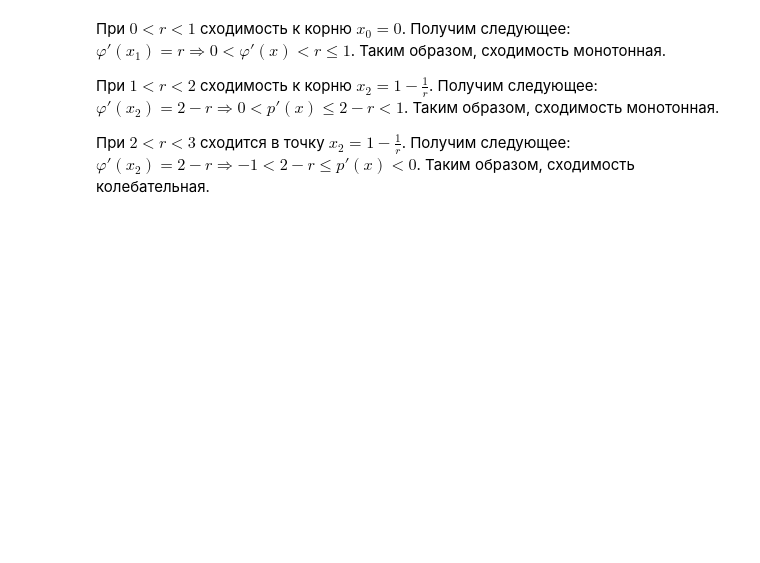
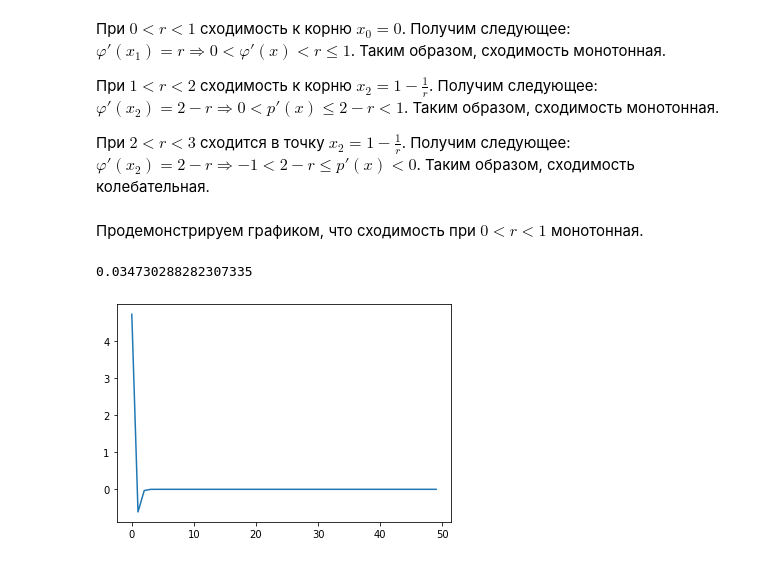
Before and after one commit to pavponn/computational-methods, a Jupyter notebook: homework-1/task2.ipynb, the cells around one changed output. Drawn from its saved outputs; the diff is of its cells as text; code cells hidden in the pictures; blank space fills up the shorter version.

Commit message:
Add some graphs of functions

```diff
--- a/homework-1/task2.ipynb
+++ b/homework-1/task2.ipynb
@@ -148,3 +150,29 @@ $\varphi'(x_2) = 2 - r \Rightarrow 0 < p'(x) \leq 2 - r < 1$. Таким обр
 
 При $2 < r < 3$ сходится в точку $x_2 = 1 - \frac{1}{r}$. Получим следующее:
 $\varphi'(x_2) = 2 - r \Rightarrow -1 < 2 - r \leq p'(x) < 0$. Таким образом, сходимость колебательная.
+# %%
+def show_graph_for_r_in_range(left_r, right_r):
+    r = random.uniform(left_r + eps_r, right_r - eps_r)
+    print(r)
+    i_coords = []
+    x_coords = []
+
+    x_cur = first_x(r)
+
+    x_coords.append(x_cur)
+    i_coords.append(0)
+
+    for i in range(1,50):
+        x_cur = logistic_map(x_cur, r)
+        i_coords.append(i)
+        x_coords.append(x_cur)
+
+    plt.plot(i_coords, x_coords)
+    plt.show()
+# %% [markdown]
+Продемонстрируем графиком, что сходимость при $0 < r < 1$ монотонная.
+# %%
+show_graph_for_r_in_range(0, 1)
+# %% [output]
+0.034730288282307335
+[figure, added]
```
Also changed, not shown: parts of 11 cells of this notebook.
